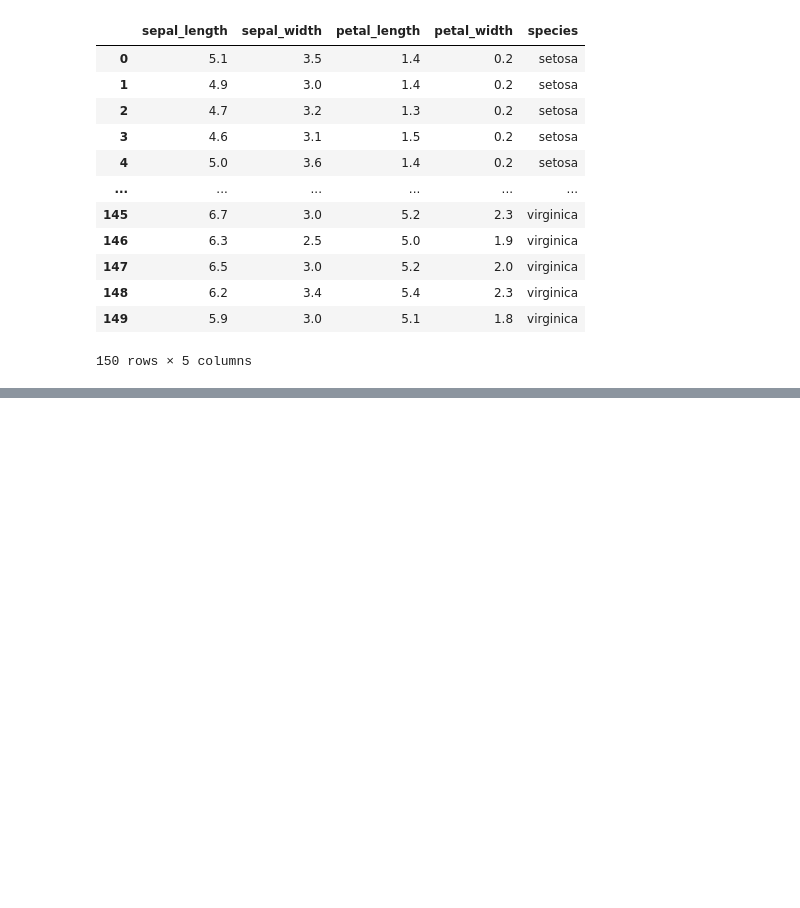
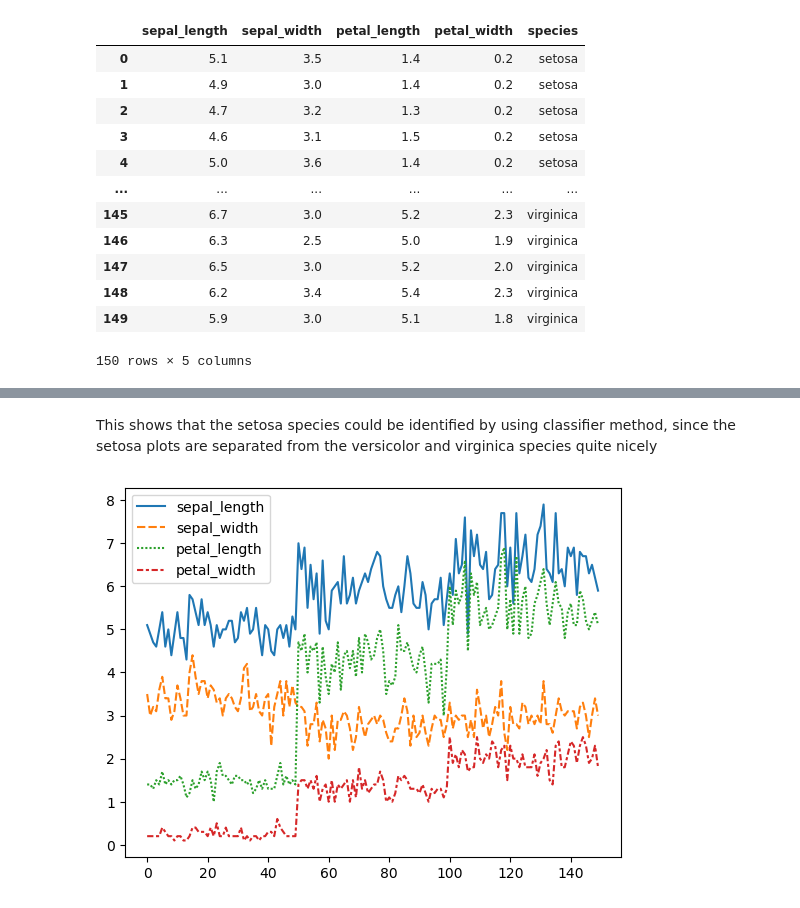
Before and after one commit to allshouldbeready/Iris-Flower-Classification, a Jupyter notebook: iris-categorizer.ipynb, the cells around one changed output, grey strips where cells are left out. Saved outputs shown, nothing was run; the diff lists cells and outputs as text; code cells hidden in the pictures; blank space fills up the shorter version.

```diff
--- a/iris-categorizer.ipynb
+++ b/iris-categorizer.ipynb
@@ -25,0 +100,8 @@ iris
+# %% [markdown]
+This shows that the setosa species could be identified by using classifier method, since the setosa plots are separated from the versicolor and virginica species quite nicely
+# %%
+# Line plot
+sns.lineplot(data=iris.drop(['species'], axis=1))
+plt.show()
+# %% [output]
+[figure, added]
```
Also changed, not shown: parts of 10 cells of this notebook.
